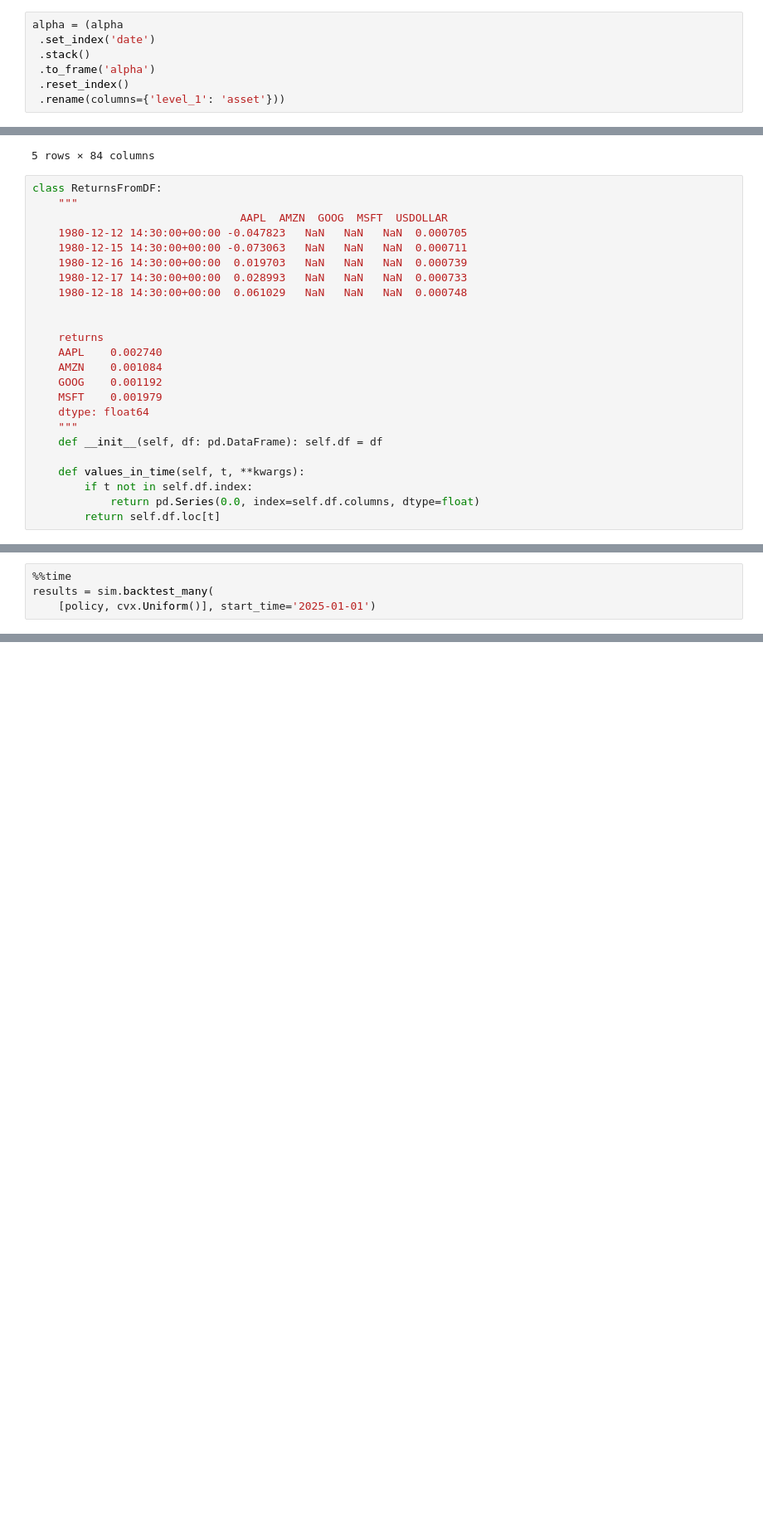
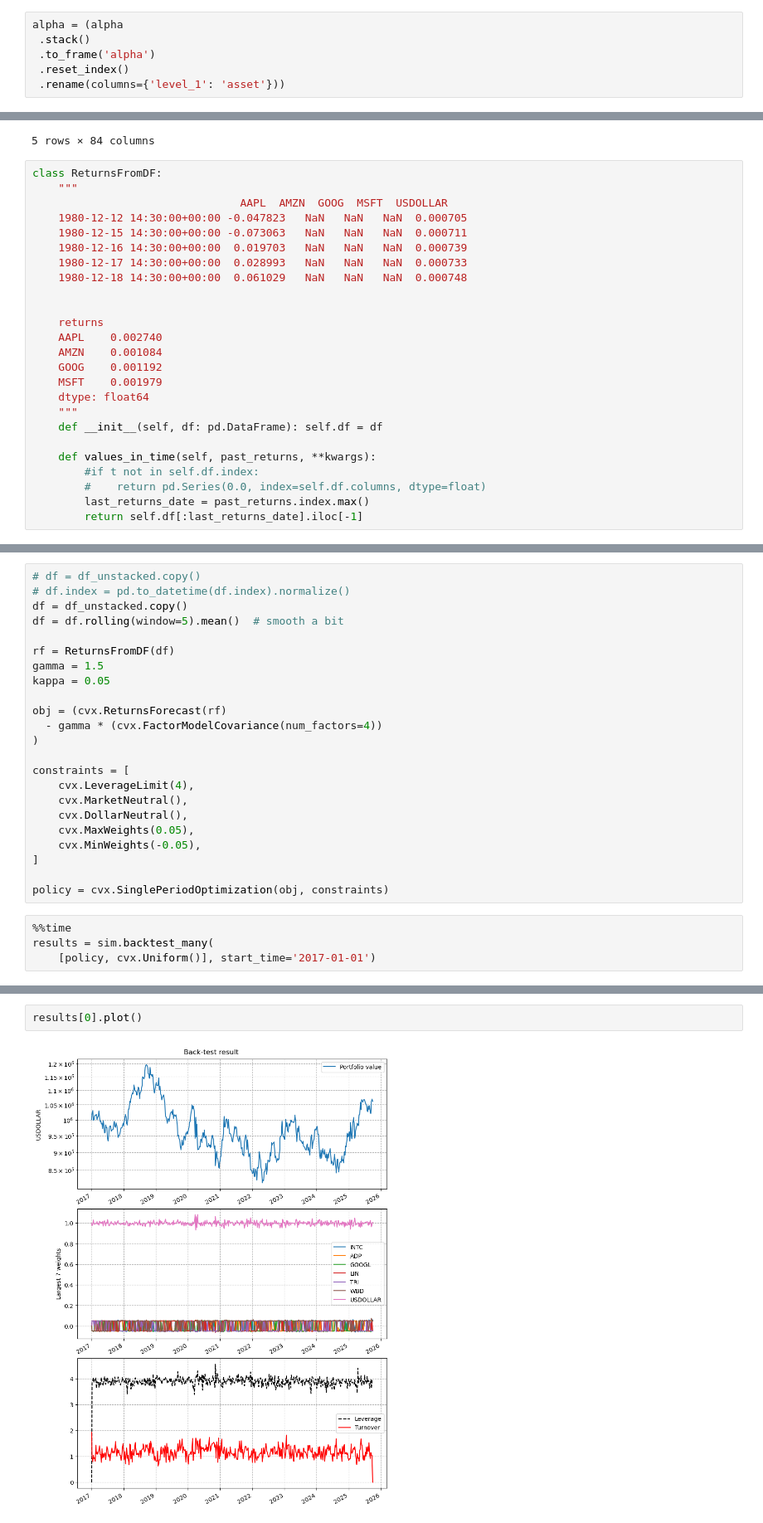
Before and after one commit to marketneutral/hedge_fund_evolution, a Jupyter notebook: quant_workflow.ipynb, the cells around one changed output, grey strips where cells are left out. Shown at 83% size. Drawn from its saved outputs; the diff is of its cells as text; blank space fills up the shorter version.

```diff
--- a/quant_workflow.ipynb
+++ b/quant_workflow.ipynb
@@ -387,7 +387,6 @@ alpha.head()
 5 rows × 84 columns
 # %%
 alpha = (alpha
- .set_index('date')
  .stack()
  .to_frame('alpha')
  .reset_index()
@@ -443,7 +440,8 @@ class ReturnsFromDF:
     """
     def __init__(self, df: pd.DataFrame): self.df = df
 
-    def values_in_time(self, t, **kwargs):
-        if t not in self.df.index:
-            return pd.Series(0.0, index=self.df.columns, dtype=float)
-        return self.df.loc[t]
+    def values_in_time(self, past_returns, **kwargs):
+        #if t not in self.df.index:
+        #    return pd.Series(0.0, index=self.df.columns, dtype=float)
+        last_returns_date = past_returns.index.max()
+        return self.df[:last_returns_date].iloc[-1]
@@ -472,5 +455,28 @@ WARNING:cvxportfolio.data.symbol_data:YahooFinance("BIIB") has dubious total ope
 .....................................................................
+# %%
+# df = df_unstacked.copy()
+# df.index = pd.to_datetime(df.index).normalize()
+df = df_unstacked.copy()
+df = df.rolling(window=5).mean()  # smooth a bit
+
+rf = ReturnsFromDF(df)
+gamma = 1.5
+kappa = 0.05
+
+obj = (cvx.ReturnsForecast(rf)
+  - gamma * (cvx.FactorModelCovariance(num_factors=4))
+)
+
+constraints = [
+    cvx.LeverageLimit(4),
+    cvx.MarketNeutral(),
+    cvx.DollarNeutral(),
+    cvx.MaxWeights(0.05),
+    cvx.MinWeights(-0.05),
+]
+
+policy = cvx.SinglePeriodOptimization(obj, constraints)
 # %%
 %%time
 results = sim.backtest_many(
-    [policy, cvx.Uniform()], start_time='2025-01-01')
+    [policy, cvx.Uniform()], start_time='2017-01-01')
@@ -476,0 +494,4 @@ results = sim.backtest_many(
+# %%
+results[0].plot()
+# %% [output]
+[figure, added]
```
Also changed, not shown: parts of 10 cells of this notebook, 4 other files.
